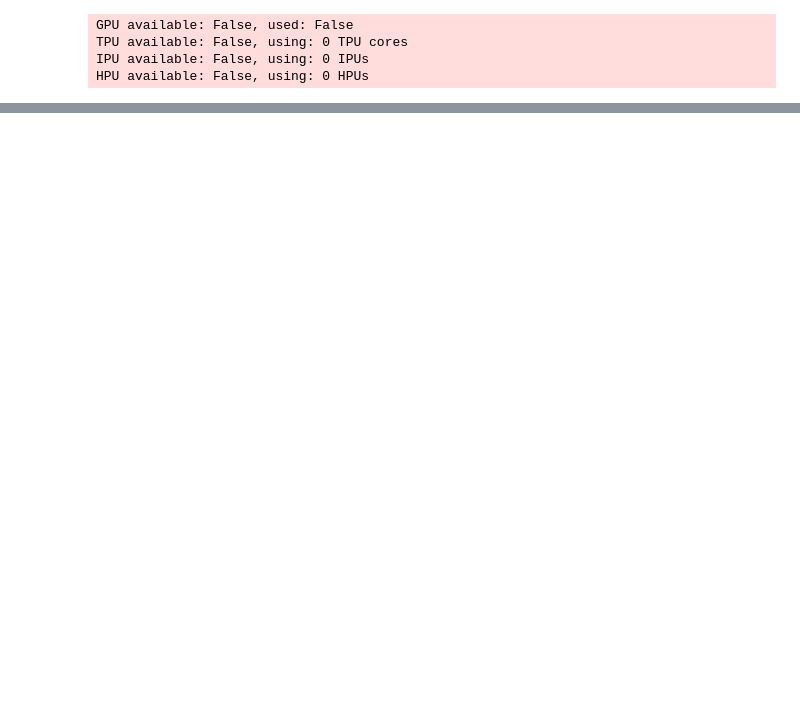
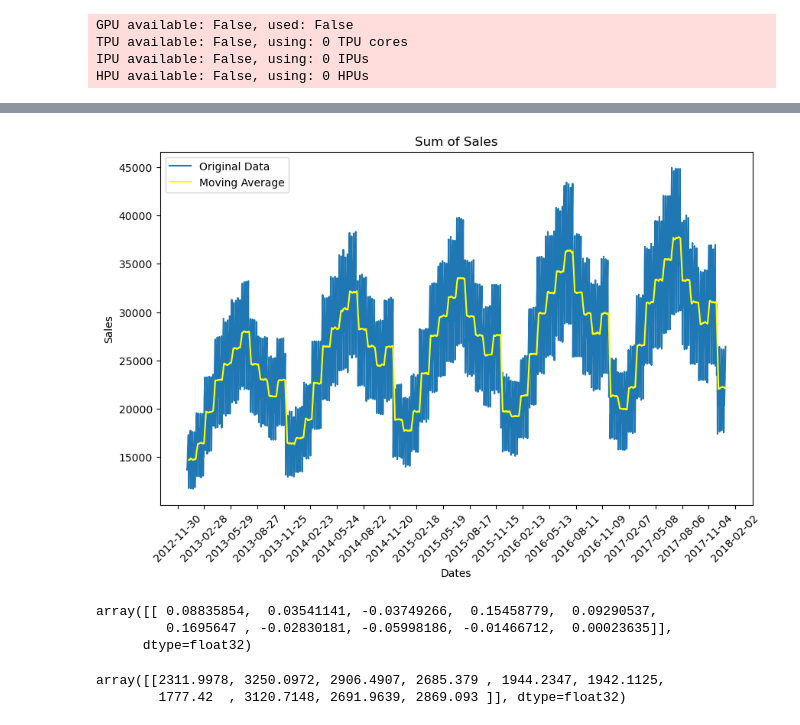
Before and after one commit to richardhoehn/mtsu.csci.7850.project, a Jupyter notebook: src/notebooks/data-loader.ipynb, the cells around one changed output, grey strips where cells are left out. Saved outputs shown, nothing was run; the diff lists cells and outputs as text; code cells hidden in the pictures; blank space fills up the shorter version.

```diff
--- a/src/notebooks/data-loader.ipynb
+++ b/src/notebooks/data-loader.ipynb
@@ -366,0 +354,72 @@ plt.show()
+# %%
+# Lets me crop the data to look at it
+df_plot_data = df[:]
+
+# Assuming df's index is the date and the rest of the columns are integers
+summed_values = df_plot_data.sum(axis=1)
+
+# Compute moving average
+def moving_average(data, window_size):
+    return np.convolve(data, np.ones(window_size), 'valid') / window_size
+
+window_size = 7  # Two Weeks
+moving_avg_values = moving_average(summed_values, window_size)
+
+# Adjust dates for moving average (since convolution 'valid' reduces the length)
+adjusted_dates_for_moving_avg = df_plot_data.index[window_size - 1:]
+
+# Plotting
+plt.figure(figsize=(10, 6))
+plt.plot(df_plot_data.index, summed_values, label='Original Data')
+plt.plot(adjusted_dates_for_moving_avg, moving_avg_values, color='yellow', label='Moving Average')
+
+plt.xlabel('Dates')
+plt.ylabel('Sales')
+plt.title('Sum of Sales')
+plt.xticks(rotation=45)
+
+# Formatting date on the x-axis
+plt.gca().xaxis.set_major_formatter(mdates.DateFormatter('%Y-%m-%d'))
+plt.gca().xaxis.set_major_locator(mdates.DayLocator(interval=90)) # 3months
+
+plt.legend()
+plt.show()
+# %% [output]
+[figure, added]
+# %%
+# Assuming single_data_point is your input with shape [seq_len, input_size]
+# Make sure it's a 2D array with seq_len rows and input_size columns
+single_data_point = [[1000, 1000, 1000, 1000, 1000, 100]]
+
+# Convert to a PyTorch tensor and add a batch dimension
+# New shape: [1, seq_len, input_size]
+tensor_input = torch.tensor(single_data_point, dtype=torch.float32).unsqueeze(0)
+
+# Now you can pass tensor_input to your model
+predicted_output = model.predict(tensor_input)
+
+# The output will be a tensor. To convert it to a numpy array or a list, you can do:
+predicted_output = predicted_output.detach().numpy()  # If y
+
+predicted_output
+# %% [output]
+array([[ 0.08835854,  0.03541141, -0.03749266,  0.15458779,  0.09290537,
+         0.1695647 , -0.02830181, -0.05998186, -0.01466712,  0.00023635]],
+      dtype=float32)
+# %%
+single_data_point = [[1316,  1742,  1588,  1423,  1032,  1099,   964,  1628,  1383,  1521], [1316,  1742,  1588,  1423,  1032,  1099,   964,  1628,  1383,  1521], [1316,  1742,  1588,  1423,  1032,  1099,   964,  1628,  1383,  1521]]
+
+# Convert to a PyTorch tensor and add a batch dimension
+# New shape: [1, seq_len, input_size]
+tensor_input = torch.tensor(single_data_point, dtype=torch.float32).unsqueeze(0)
+
+# Now you can pass tensor_input to your model
+predicted_output = model.predict(tensor_input)
+
+# The output will be a tensor. To convert it to a numpy array or a list, you can do:
+predicted_output = predicted_output.detach().numpy()  # If y
+
+predicted_output
+# %% [output]
+array([[2311.9978, 3250.0972, 2906.4907, 2685.379 , 1944.2347, 1942.1125,
+        1777.42  , 3120.7148, 2691.9639, 2869.093 ]], dtype=float32)
```
Also changed, not shown: parts of 19 cells of this notebook, 1 other file.
